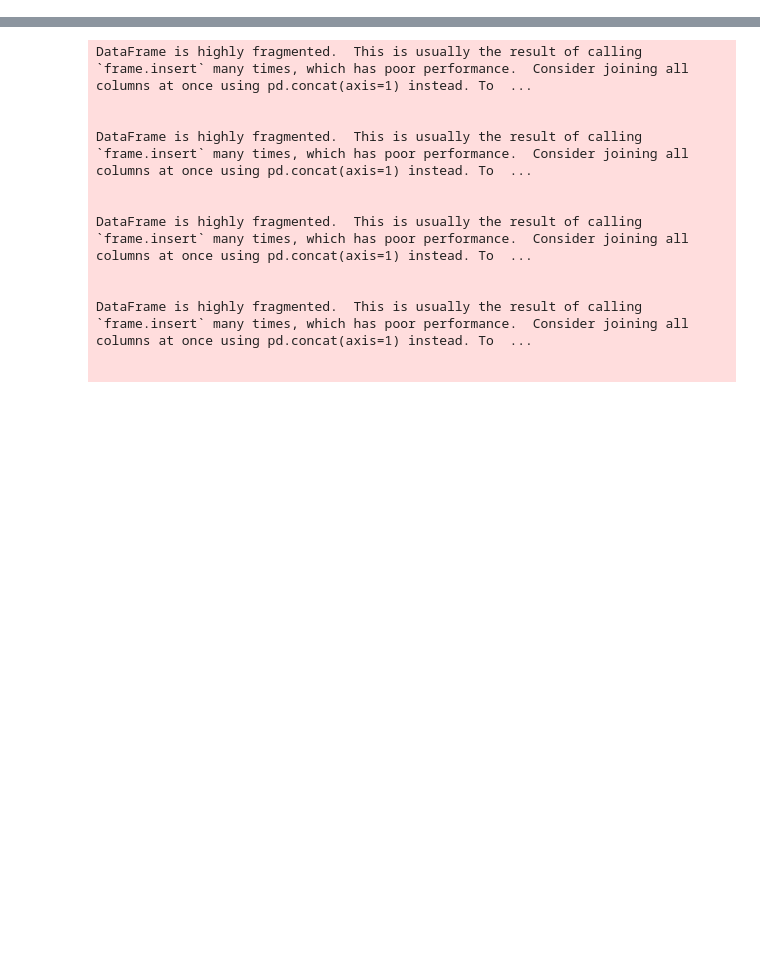
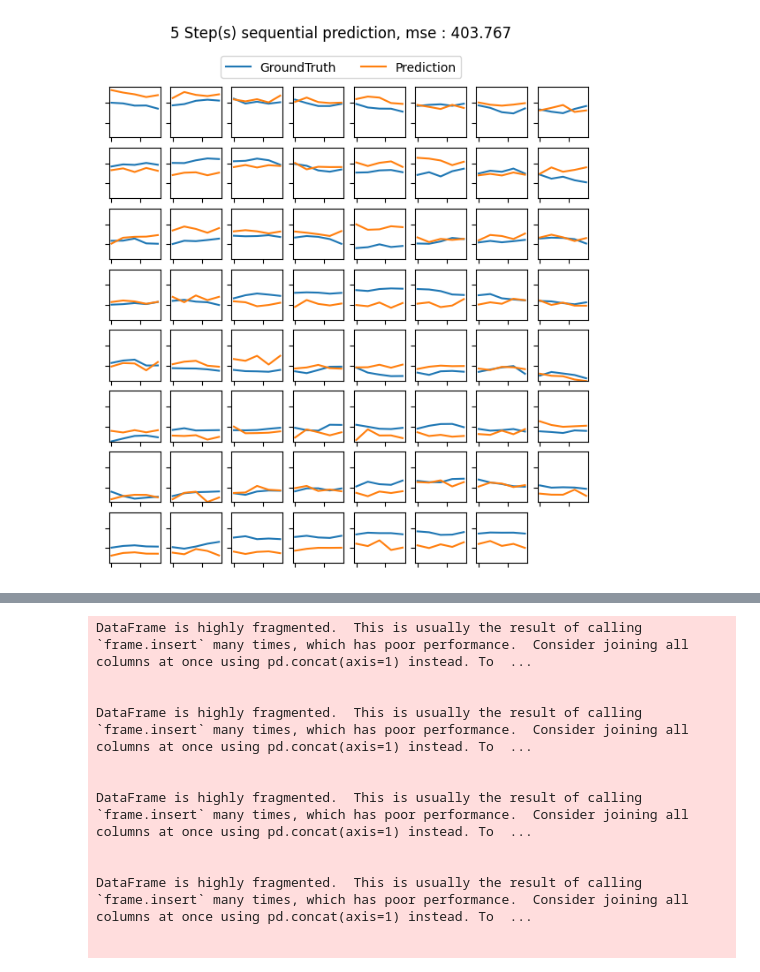
Before and after one commit to KKTK-NT/stock_app, a Jupyter notebook: test.ipynb, the cells around one changed output, grey strips where cells are left out. Cells and saved outputs as stored; diff of their text form; code cells hidden in the pictures; blank space fills up the shorter version.

```diff
--- a/test.ipynb
+++ b/test.ipynb
@@ -28,0 +36,89 @@ from autogluon.tabular import TabularPredictor
+# %%
+import pickle
+
+with open("tests/prepared_data.pkl", "rb") as tf:
+    dict_prepared_data = pickle.load(tf)
+
+# 4584.T
+# 1557.T
+# 8789.T
+# 1893.T
+# MSFT
+
+target = 'MSFT'
+data = dict_prepared_data[target].reset_index()
+data['date'] = pd.to_datetime(data['Date'])
+data = data.drop(['Date'],axis=1)
+
+seq_len, pred_len = 60, 5
+df_train = data.iloc[:int(len(data)*0.7),:]
+df_test  = data.iloc[int(len(data)*0.7):,:]
+
+ckpt = 'null'
+max_epochs = 10
+batch_size = 10
+features = 'S'
+train_hippo = False
+dropout = 0.4
+d_state = 64
+n_layers = 4
+d_model = 1024
+weight_decay = 0.98
+lr = 0.001
+valid_ratio = 0.125
+patience = 3
+loss_metric = 'mse'
+
+# Standardize manually
+scaler = {}
+df_train_scaled = df_train.copy()
+df_test_scaled = df_test.copy()
+for col in df_train.columns:
+    if col != 'date':
+        scaler[col] = StandardScaler()
+        scaler[col].fit(data[col].values)
+        df_train_scaled[col] = scaler[col].transform(df_train[col].values)
+        df_test_scaled[col] = scaler[col].transform(df_test[col].values)
+
+model = regressor(
+    dataset = df_train_scaled,
+    target = target,
+    ckpt = ckpt,
+    size = [seq_len, pred_len],
+    max_epochs = max_epochs,
+    batch_size = batch_size,
+    features = features,
+    train_hippo = train_hippo,
+    dropout = dropout,
+    n_layers = n_layers,
+    d_state = d_state,
+    d_model = d_model,
+    lr = lr,
+    weight_decay = weight_decay,
+    patience = patience,
+    valid_ratio = valid_ratio,
+    loss_metric = loss_metric,
+    device = 'cpu'
+)
+
+model.fit()
+
+predictions = model.predict(
+    df_test_scaled,
+    forecast = True
+)
+
+for col in predictions.columns:
+    predictions[col] = scaler[target].inverse_transform(predictions[col].values)
+
+trained = post(
+    df_test,
+    predictions,
+    target,
+    loss_metric = loss_metric
+)
+
+fig_by_pred, _ = trained.val_by_pred(figsize=7)
+fig_transition, loss = trained.val_transition()
+fig_yy, _ = trained.val_yy(type="discrete")
+# %% [output]
@@ -28,0 +142 @@ from autogluon.tabular import TabularPredictor
+[figure, added]
```
Also changed, not shown: parts of 11 cells of this notebook, 13 other files.
